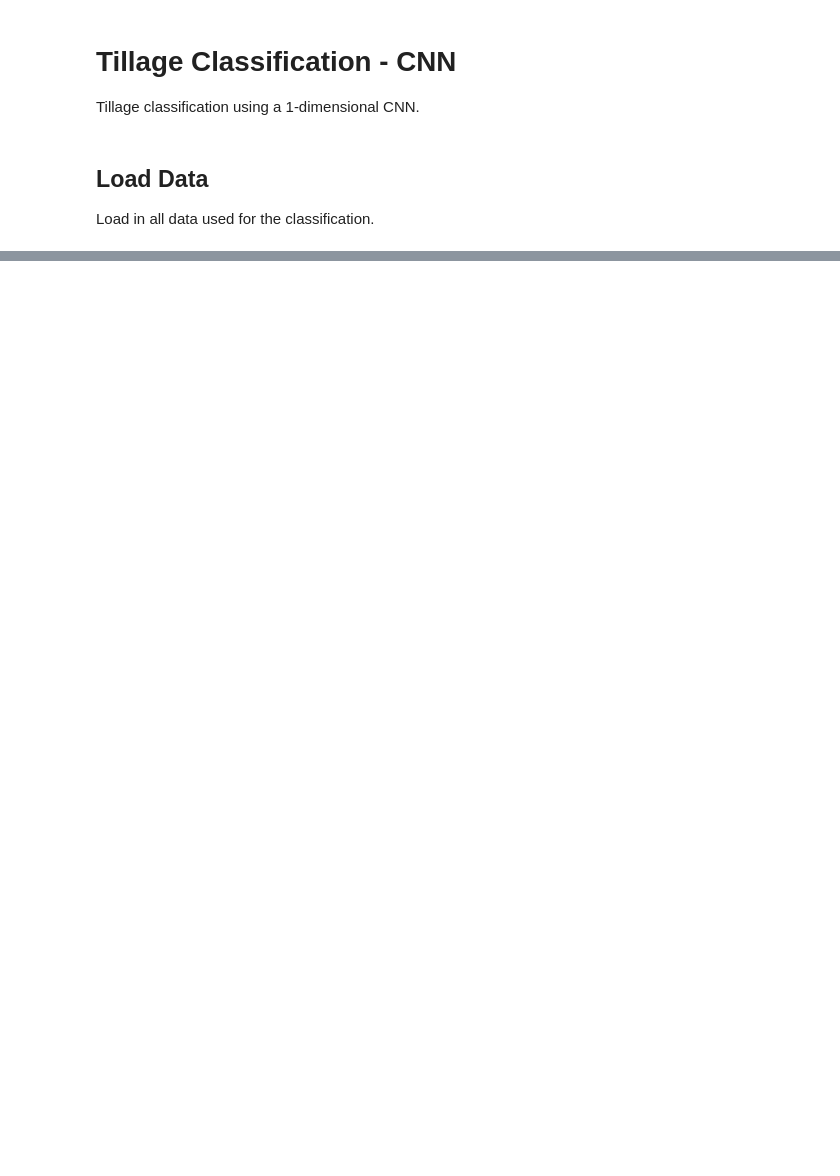
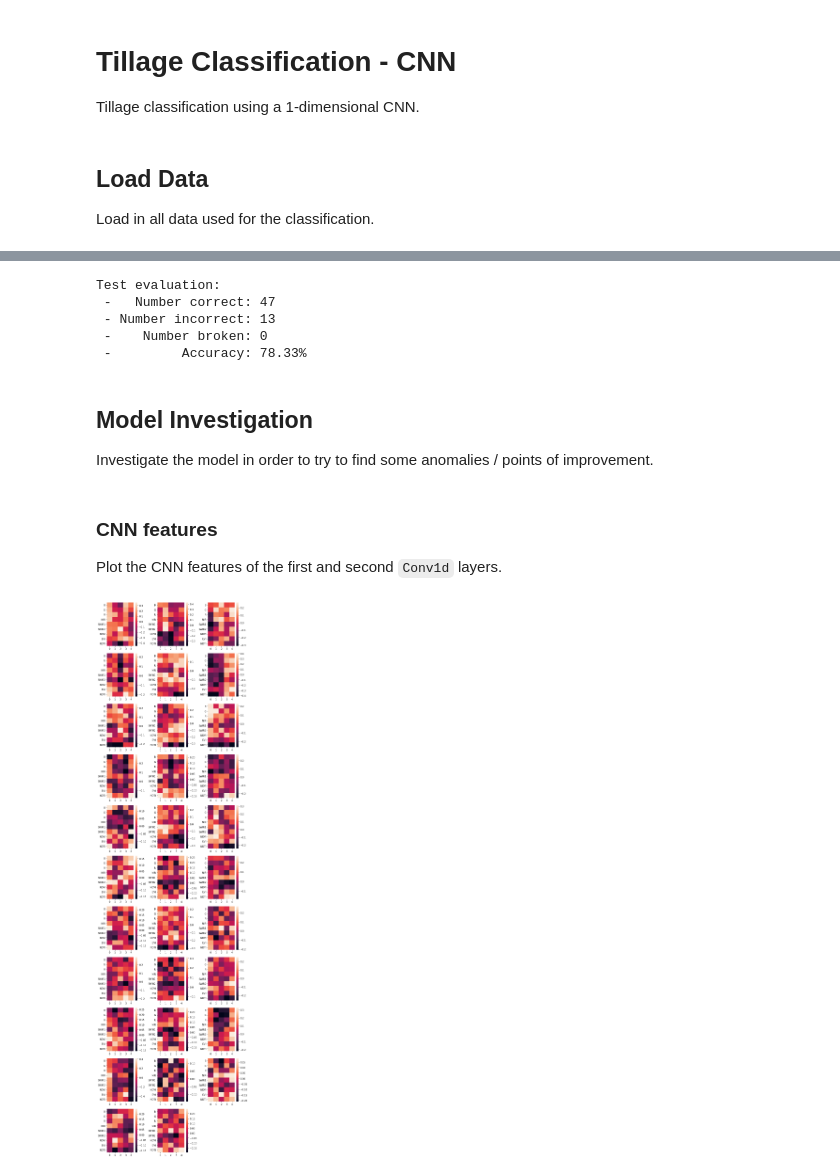
Before and after one commit to shawnxiao-yara/radix-co2-reduction, a Jupyter notebook: notebooks/tillage_classification_cnn.ipynb, the cells around one changed output, grey strips where cells are left out. Saved outputs shown, nothing was run; the diff lists cells and outputs as text; code cells hidden in the pictures; blank space fills up the shorter version.

```diff
--- a/notebooks/tillage_classification_cnn.ipynb
+++ b/notebooks/tillage_classification_cnn.ipynb
@@ -187,0 +89,10 @@ with open(Path.cwd() / 'models/till_clf_rf.pickle', 'wb') as f:
+# %%
+model = PixelCNN(
+    models_path=Path.cwd() / 'models'
+)
+# %%
+model.train(
+    field_ids=train,
+    data_path=DATA,
+    batch_size=32*1024,
+)
@@ -187,0 +125,48 @@ with open(Path.cwd() / 'models/till_clf_rf.pickle', 'wb') as f:
+# %%
+c = {
+    'correct': [],
+    'incorrect': [],
+    'broken': []
+}
+for field_id in tqdm(test, desc='Evaluating'):
+    path = DATA / f'{field_id}'
+    sample = load_data(path)
+    year = get_year(path)
+    pred = model(sample, year=year)
+    true = get_label(path)
+    if pred is None:
+        c['broken'].append(field_id)
+    elif pred == true:
+        c['correct'].append(field_id)
+    else:
+        c['incorrect'].append(field_id)
+
+print(f"Test evaluation:")
+print(f" -   Number correct: {len(c['correct'])}")
+print(f" - Number incorrect: {len(c['incorrect'])}")
+print(f" -    Number broken: {len(c['broken'])}")
+print(f" -         Accuracy: {100*len(c['correct'])/len(c['correct']+c['incorrect']):.2f}%")
+# %% [output]
+Test evaluation:
+ -   Number correct: 47
+ - Number incorrect: 13
+ -    Number broken: 0
+ -         Accuracy: 78.33%
+# %% [markdown]
+## Model Investigation
+
+Investigate the model in order to try to find some anomalies / points of improvement.
+# %% [markdown]
+### CNN features
+
+Plot the CNN features of the first and second `Conv1d` layers.
+# %%
+plt.figure(figsize=(9,33))
+for i, weight in enumerate(model.clf.conv1.weight):
+    plt.subplot(11,3,i+1)
+    sns.heatmap(weight.detach().numpy())
+    plt.yticks([i+.5 for i in range(len(BANDS))], BANDS, rotation=0)
+plt.tight_layout()
+plt.show()
+# %% [output]
+[figure, added]
```
Also changed, not shown: parts of 36 cells of this notebook, 57 other files.
